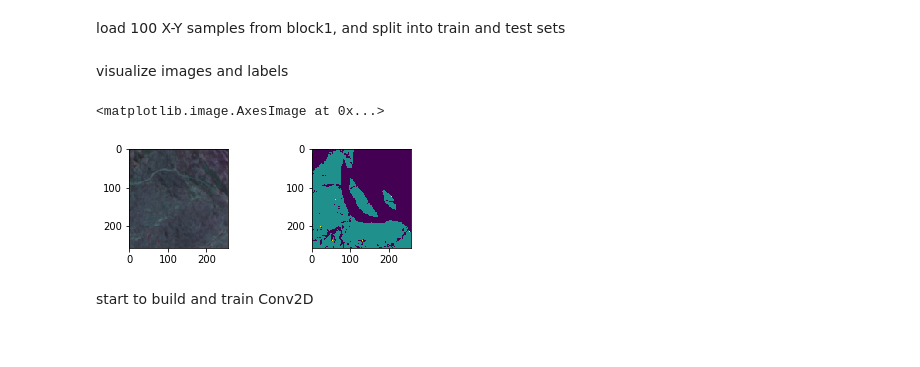
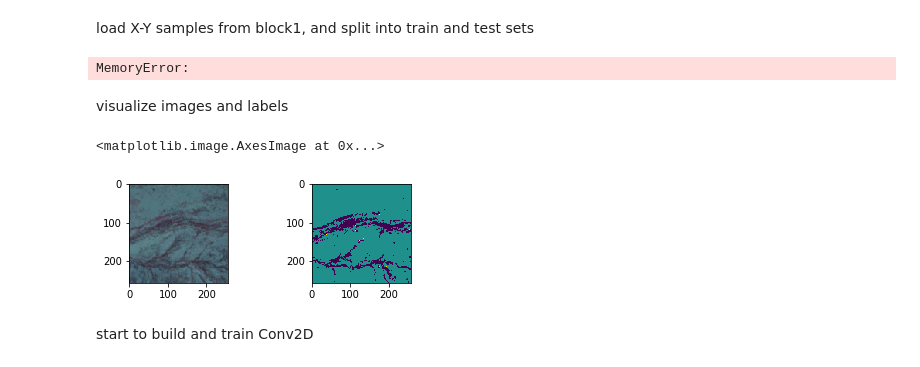
Before and after one commit to chenyz0601/DL-RockClassification, a Jupyter notebook: convnets.ipynb, the cells around one changed output. Saved outputs shown, nothing was run; the diff lists cells and outputs as text; code cells hidden in the pictures.

```diff
--- a/convnets.ipynb
+++ b/convnets.ipynb
@@ -306,25 +6,27 @@ class myModel:
 # %% [markdown]
-load 100 X-Y samples from block1, and split into train and test sets
+load X-Y samples from block1, and split into train and test sets
 # %%
-data = Data('./data/block1/', num=100)
+data = Data('./data/block1/')
 X_trn, X_tst, Y_trn, Y_tst = data.trn_tst_split(test_rate=0.1, random_seed=42)
+# %% [output]
+MemoryError:
 # %% [markdown]
 visualize images and labels
 # %%
-idx = 10
-rock_class = 7
+idx = 1
+rock_class = 1
 
 img = X_trn[idx,:,:,:]
 lbl = Y_trn[idx,:,:,:]
 
 img_rgb = img[:, :, ::-1][:, :, :3]
 plt.subplot(221)
 plt.imshow(img_rgb)
 plt.subplot(222)
 plt.imshow(lbl[:,:,rock_class])
 # %% [output]
 <matplotlib.image.AxesImage at 0x...>
-[figure, old version]
+[figure, new version]
 # %% [markdown]
 start to build and train Conv2D
 # %%
```
Also changed, not shown: parts of 13 cells of this notebook, 4 other files.
